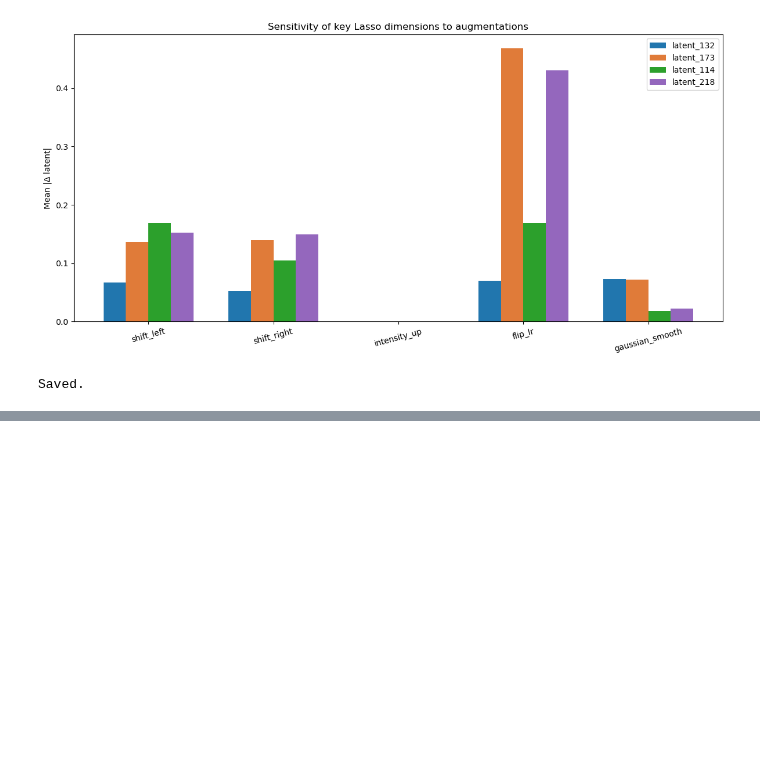
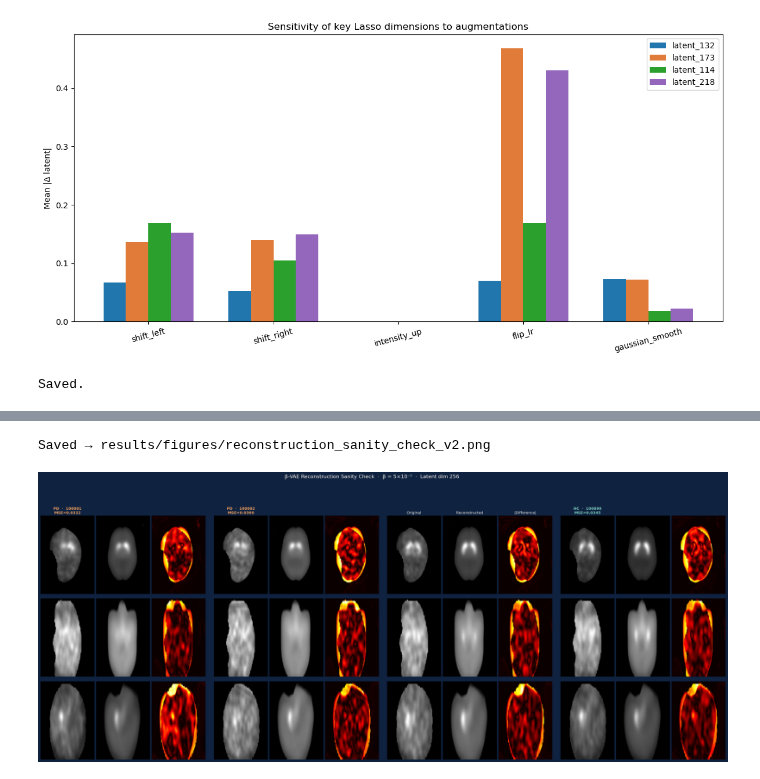
Before and after one commit to natnael1193/Unsupervised-Parkisnson-Imaging-Analysis, a Jupyter notebook: notebooks/pipeline/5_8_augmentation_experiment.ipynb, the cells around one changed output, grey strips where cells are left out. Saved outputs shown, nothing was run; the diff lists cells and outputs as text; code cells hidden in the pictures; blank space fills up the shorter version.

Commit message:
add β-VAE reconstruction sanity check (axial z=30, PD+HC)

```diff
--- a/notebooks/pipeline/5_8_augmentation_experiment.ipynb
+++ b/notebooks/pipeline/5_8_augmentation_experiment.ipynb
@@ -33,7 +33,7 @@ from scipy import stats
 KL_DIVERGENCE = '../../data/baseline/kl_divergence_beta_5.00e-05.csv'
 CHECKPOINT_PATH = '../../models/checkpoints/beta_5.00e-05_best.pth'
 MASK_PATH = '../../data/masks/rmask_ICV.nii'
-IMAGES_ROOT     = '../../data/raw/ppmi_imaging'  # parent folder of PD/Cont/SWEDD
+IMAGES_ROOT     = '../../data/raw/ppmi_images'  # parent folder of PD/Cont/SWEDD
 OUTPUT_DIR      = '../../results/augmentation/'
 FIGURES_DIR     = '../../results/figures/'
 os.makedirs(OUTPUT_DIR,  exist_ok=True)
@@ -301,7 +310,7 @@ scan = load_and_transform(test_path)
 print(f"Transformed shape: {scan.shape}")
 
 with torch.no_grad():
-    mu = vae.encode(scan)
+    mu = model.encode(scan)
 print(f"Latent mu shape: {mu.shape}")
 print(f"Sample values: {mu[0, :5].cpu().numpy()}")
 # %% [output]
@@ -380,7 +389,7 @@ def vol_to_tensor(vol):
 def extract_mu(vol):
     tensor = vol_to_tensor(vol)
     with torch.no_grad():
-        mu = vae.encode(tensor)
+        mu = model.encode(tensor)
     return mu.cpu().numpy()[0]  # (256,)
 
 results = []
@@ -569,0 +641,58 @@ Saved.
+# %%
+import matplotlib.gridspec as gridspec
+
+# Plot
+N = len(results_rc)
+fig = plt.figure(figsize=(N * 9, 3 * 3.8 + 1.5), facecolor='#0F2240')
+outer = gridspec.GridSpec(1, N, figure=fig, wspace=0.05)
+
+def get_slices(vol):
+    return [
+        vol[30, :, :],   # axial — striatal level (caudate/putamen)
+        vol[:, 64, :],   # coronal
+        vol[:, :, 64],   # sagittal
+    ]
+
+slice_labels = ['Axial\n(striatum)', 'Coronal', 'Sagittal']
+
+for si, res in enumerate(results_rc):
+    inner = gridspec.GridSpecFromSubplotSpec(3, 3, subplot_spec=outer[si],
+                                             wspace=0.03, hspace=0.06)
+    os_ = get_slices(res['orig'])
+    rs_ = get_slices(res['recon'])
+    lc  = '#7ECFC0' if res['label'] == 'HC' else '#F4A261'
+
+    for row, (o, r, sl) in enumerate(zip(os_, rs_, slice_labels)):
+        diff = np.abs(o - r)
+        vmax = max(o.max(), r.max()) + 1e-8
+        for col, (img, cmap) in enumerate([(o,'gray'), (r,'gray'), (diff,'hot')]):
+            ax = fig.add_subplot(inner[row, col])
+            ax.imshow(img, cmap=cmap, vmin=0,
+                      vmax=vmax if col < 2 else None, aspect='auto')
+            ax.axis('off')
+            if col == 0 and row == 0:
+                titles = ['Original', 'Reconstructed', '|Difference|']
+                ax.set_title(f"{res['label']}  ·  {res['name'][:14]}\nMSE={res['mse']:.4f}",
+                             fontsize=11, color=lc, pad=5, fontweight='bold')
+            if col == 0:
+                ax.set_ylabel(sl, fontsize=9, color='#A8C0C0',
+                              rotation=0, labelpad=50, va='center')
+
+# column headers on middle subject
+mid = N // 2
+for col, title in enumerate(['Original', 'Reconstructed', '|Difference|']):
+    ax0 = fig.axes[mid * 9 + col]     # first row axes for middle subject
+    ax0.set_title(title, fontsize=11, color='#F5F2EC', pad=5)
+
+fig.suptitle('β-VAE Reconstruction Sanity Check  ·  β = 5×10⁻⁵  ·  Latent dim 256',
+             fontsize=15, color='#F5F2EC', y=1.01, fontweight='300')
+plt.savefig(os.path.join(FIGURES_DIR, 'reconstruction_sanity_check_v2.png'),
+            dpi=130, bbox_inches='tight', facecolor='#0F2240')
+plt.close()
+print("Saved → results/figures/reconstruction_sanity_check_v2.png")
+from IPython.display import Image, display
+with open(os.path.join(FIGURES_DIR, 'reconstruction_sanity_check_v2.png'), 'rb') as f:
+    display(Image(data=f.read()))
+# %% [output]
+Saved → results/figures/reconstruction_sanity_check_v2.png
+[figure, added]
```
Also changed, not shown: parts of 9 cells of this notebook, 6 other files.
